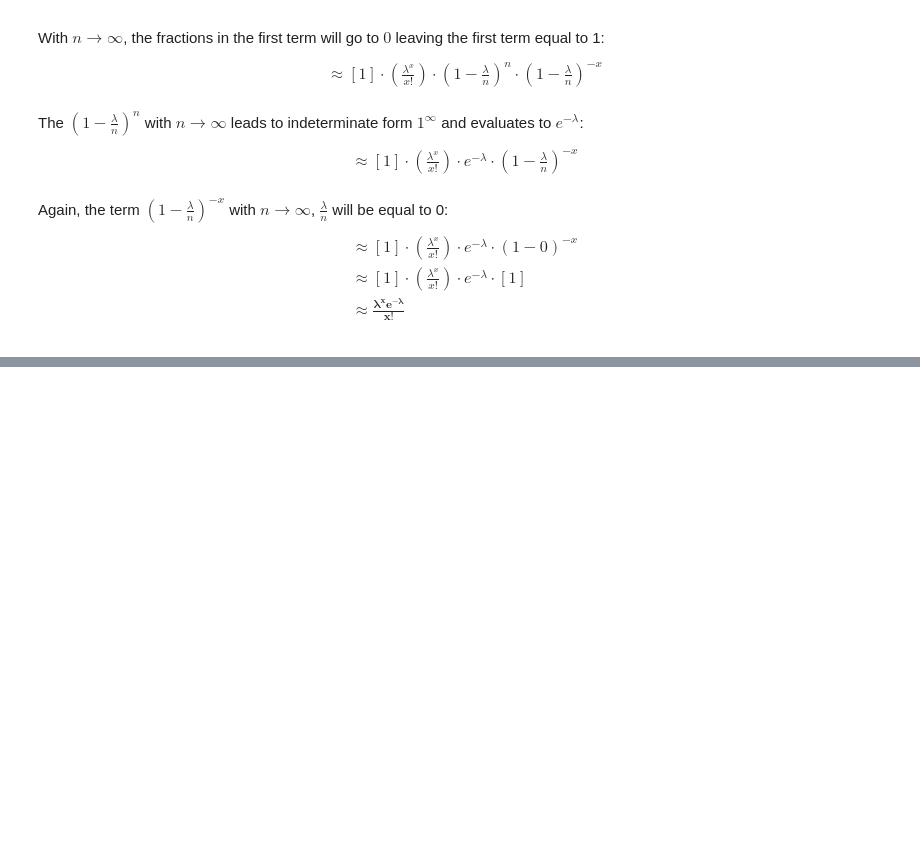
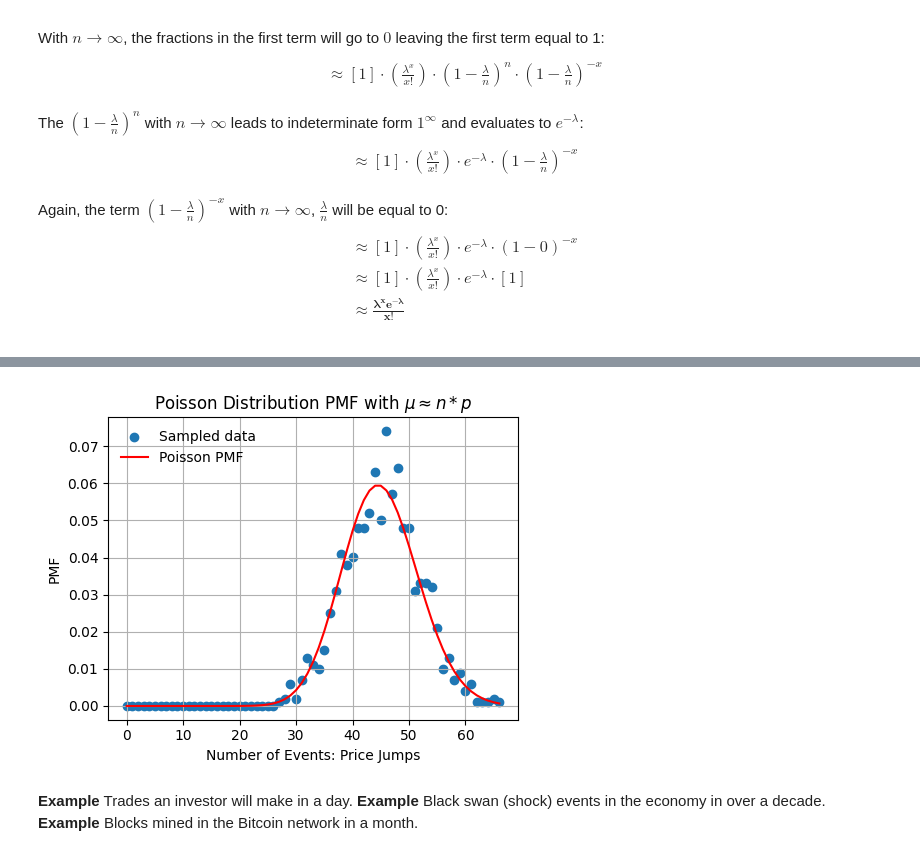
Before and after one commit to akalingking/quant-finance-lectures, a Jupyter notebook: 03_statistics/03_statistical_models_poisson.ipynb, the cells around one changed output, grey strips where cells are left out. Drawn from its saved outputs; the diff is of its cells as text; code cells hidden in the pictures; blank space fills up the shorter version.

```diff
--- a/03_statistics/03_statistical_models_poisson.ipynb
+++ b/03_statistics/03_statistical_models_poisson.ipynb
@@ -87,0 +115,26 @@ Another interpretation of the Poisson random variable is in terms of a random pr
+# %%
+# Plot using scipy poisson and manual histogram plot
+# Generate random variables with mean mu and size n
+x = poisson.rvs(mu=mu, size=n)
+bins = np.arange(np.max(x))
+# Plot distribution
+density, _ = np.histogram(x, bins, density=True)
+# Plot sampled density
+fig,ax = plt.subplots(1, 1, figsize=(5,4))
+plt.scatter(bins[:-1], density, label="Sampled data")
+
+# Plotting the actual density
+ax.plot(bins[:-1], poisson.pmf(bins[:-1], mu), 'red', ms=8, label='Poisson PMF')
+ax.set_title(r"Poisson Distribution PMF with $\mu \approx n*p$")
+ax.set_xlabel("Number of Events: Price Jumps")
+ax.set_ylabel("PMF")
+plt.tight_layout()
+plt.grid(":")
+plt.legend(loc="best", frameon=False)
+plt.show()
+# %% [output]
+[figure, added]
+# %% [markdown]
+**Example** Trades an investor will make in a day.
+**Example**  Black swan (shock) events in the economy in over a decade.
+**Example**  Blocks mined in the Bitcoin network in a month.
```
Also changed, not shown: parts of 3 cells of this notebook.
